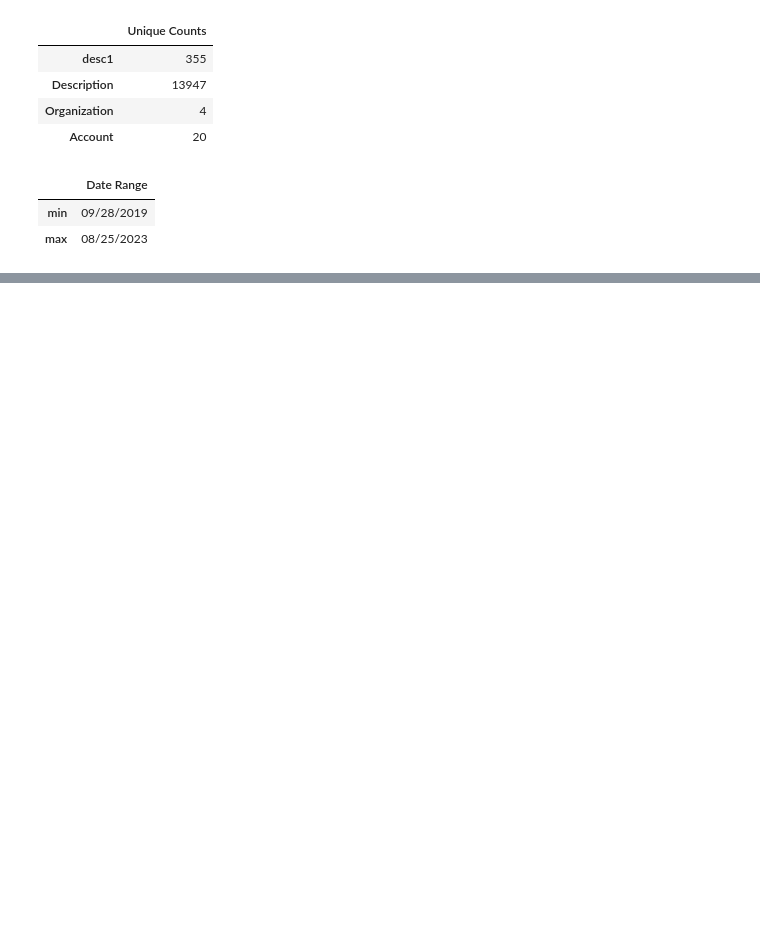
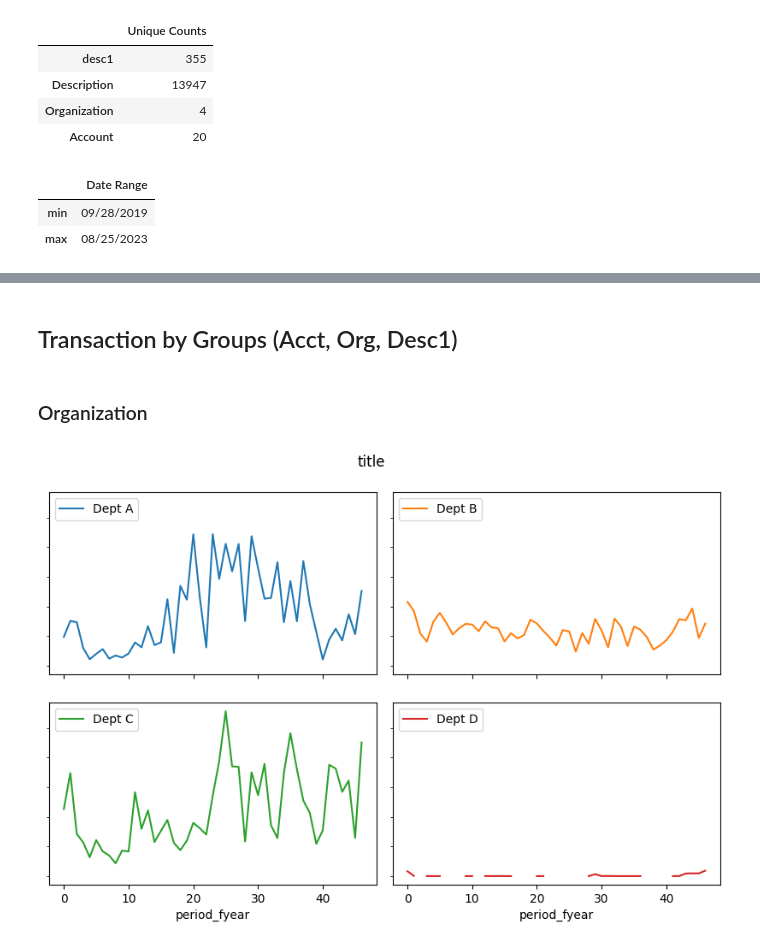
Before and after one commit to lelandjmurrin/Acquisition_Due_Dilligence_Capstone_Project, a Jupyter notebook: GeneralLedgerTxns_EDA.ipynb, the cells around one changed output, grey strips where cells are left out. Saved outputs shown, nothing was run; the diff lists cells and outputs as text; code cells hidden in the pictures; blank space fills up the shorter version.

```diff
--- a/GeneralLedgerTxns_EDA.ipynb
+++ b/GeneralLedgerTxns_EDA.ipynb
@@ -886,0 +915,18 @@ dh.df.drop(["Organization", "Balance", "day_of_week", "month_fyear", "month", "t
+# %% [markdown]
+## Transaction by Groups (Acct, Org, Desc1)
+# %% [markdown]
+### Organization
+# %%
+axs = dh.df.pivot_table(columns = "Organization", index = "period_fyear", values = "txn_amt", aggfunc = "sum").plot(figsize = (9,6), subplots = True, sharex = True, sharey = True, layout = (2,2))
+plt.tight_layout(pad = 3, w_pad = 1, h_pad = 1)
+plt.suptitle("title")
+for ax in axs.ravel():
+    #ax.axis("off")
+    #ax.spines[["top", "right"]].set_visible(False)
+    ax.set_yticklabels([])
+    ax.set_yticks([])
+    # ax.set_xticklabels([])
+    # ax.set_xticks([])
+    ax.legend(loc = "upper left")
+# %% [output]
+[figure, added]
```
Also changed, not shown: parts of 39 cells of this notebook, 5 other files.
